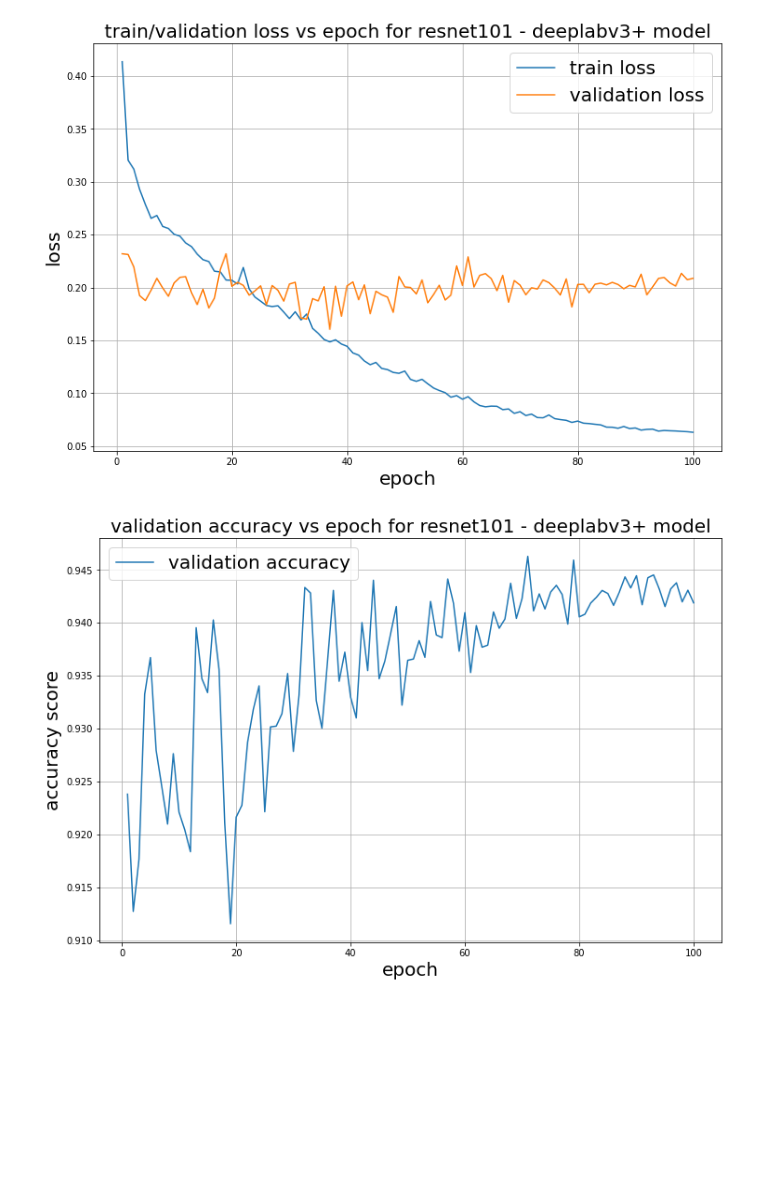
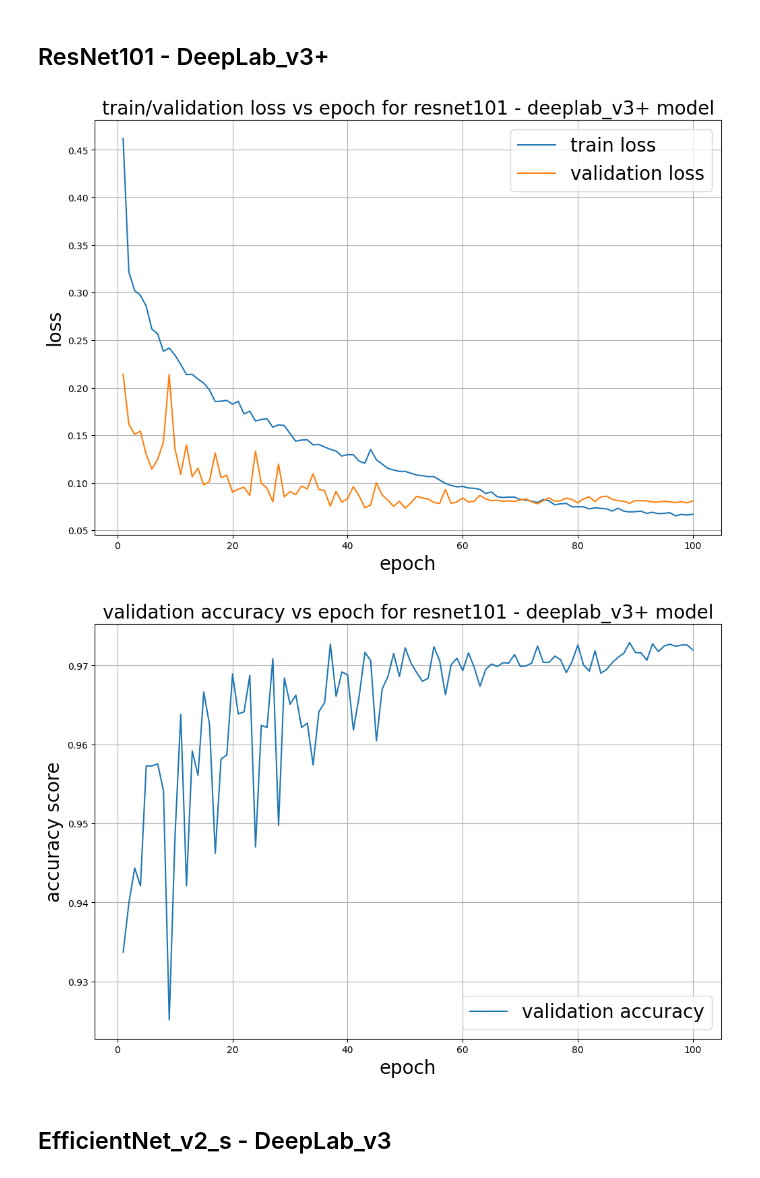
Before and after one commit to AbhishekRS4/HTSM_Oil_Spill_Segmentation, a Jupyter notebook: src/plot_graphs.ipynb, the cells around one changed output. Saved outputs shown, nothing was run; the diff lists cells and outputs as text; code cells hidden in the pictures; blank space fills up the shorter version.

Commit message:
updated notebook to generate plots of train - validation, loss - accuracy

```diff
--- a/src/plot_graphs.ipynb
+++ b/src/plot_graphs.ipynb
@@ -3,8 +3,10 @@ import os
 import numpy as np
 import pandas as pd
 import matplotlib.pyplot as plt
+# %%
+dir_results = "../../patch_padding/"
 # %%
-df_resnet_18 = pd.read_csv("../../resnet_18_deeplab_v3+_zero/train_metrics.csv")
-df_resnet_34 = pd.read_csv("../../resnet_34_deeplab_v3+_zero/train_metrics.csv")
-df_resnet_50 = pd.read_csv("../../resnet_50_deeplab_v3+_zero/train_metrics.csv")
-df_resnet_101 = pd.read_csv("../../resnet_101_deeplab_v3+_zero/train_metrics.csv")
+df_resnet_18 = pd.read_csv(os.path.join(dir_results, "resnet_18_deeplab_v3+/train_metrics.csv"))
+df_resnet_34 = pd.read_csv(os.path.join(dir_results, "resnet_34_deeplab_v3+/train_metrics.csv"))
+df_resnet_50 = pd.read_csv(os.path.join(dir_results, "resnet_50_deeplab_v3+/train_metrics.csv"))
+df_resnet_101 = pd.read_csv(os.path.join(dir_results, "resnet_101_deeplab_v3+/train_metrics.csv"))
@@ -89,23 +100,27 @@ fig.show()
+# %% [markdown]
+## ResNet101 - DeepLab_v3+
 # %%
 fig = plt.figure(figsize=(12, 8))
 plt.plot(np.arange(1, df_resnet_101.shape[0]+1), df_resnet_101.train_loss, label="train loss")
 plt.plot(np.arange(1, df_resnet_101.shape[0]+1), df_resnet_101.valid_loss, label="validation loss")
-plt.title("train/validation loss vs epoch for resnet101 - deeplabv3+ model", fontsize=20)
+plt.title("train/validation loss vs epoch for resnet101 - deeplab_v3+ model", fontsize=20)
 plt.xlabel("epoch", fontsize=20)
 plt.ylabel("loss", fontsize=20)
 plt.legend(fontsize=20)
 plt.grid()
 fig.show()
 # %% [output]
-[figure, old version]
+[figure, new version]
 # %%
 fig = plt.figure(figsize=(12, 8))
 plt.plot(np.arange(1, df_resnet_101.shape[0]+1), df_resnet_101.valid_acc, label="validation accuracy")
-plt.title("validation accuracy vs epoch for resnet101 - deeplabv3+ model", fontsize=20)
+plt.title("validation accuracy vs epoch for resnet101 - deeplab_v3+ model", fontsize=20)
 plt.xlabel("epoch", fontsize=20)
 plt.ylabel("accuracy score", fontsize=20)
 plt.legend(fontsize=20)
 plt.grid()
 fig.show()
 # %% [output]
-[figure, old version]
+[figure, new version]
+# %% [markdown]
+## EfficientNet_v2_s - DeepLab_v3
```
Also changed, not shown: parts of 16 cells of this notebook.
